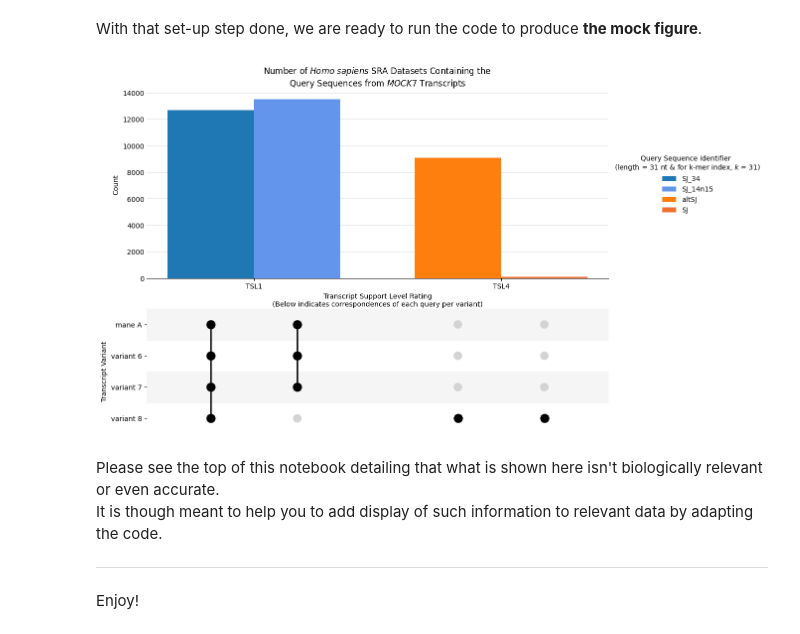
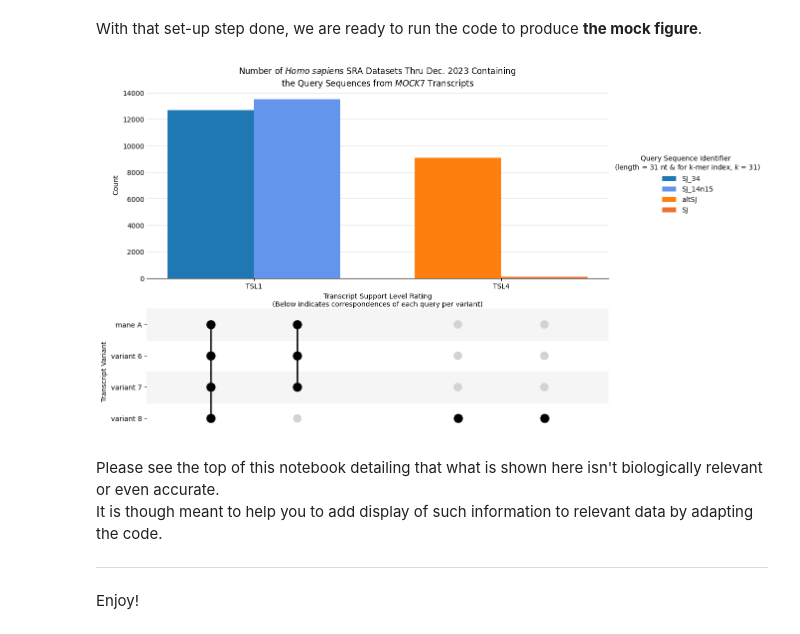
Before and after one commit to fomightez/logan_results_analysis-binder, a Jupyter notebook: notebooks/adding_mock_association_data_to_grouped_barplot.ipynb, the cells around one changed output. Cells and saved outputs as stored; diff of their text form; code cells hidden in the pictures.

```diff
--- a/notebooks/adding_mock_association_data_to_grouped_barplot.ipynb
+++ b/notebooks/adding_mock_association_data_to_grouped_barplot.ipynb
@@ -194,8 +194,8 @@ def plot_homo_sapiens_counts_with_association(dfs, labels=None, palette=None, or
     # Customize the plot
     ax.set_xlabel('Transcript Support Level Rating\n(Below indicates correspondences of each query per variant)')
     ax.set_ylabel('Count')
-    ax.set_title(('Number of $\mathit{Homo\ sapiens}$ SRA Datasets Containing the '
-           '\nQuery Sequences from $\mathit{' + gene_name + '}$ Transcripts'))
+    ax.set_title(('Number of $\mathit{Homo\ sapiens}$ SRA Datasets Thru Dec. 2023 Containing '
+           '\nthe Query Sequences from $\mathit{' + gene_name + '}$ Transcripts'))
 
     # Set x-ticks exactly at the center of the groups
     ax.set_xticks([0, 1])
@@ -312,34 +312,34 @@ def plot_homo_sapiens_counts_with_association(dfs, labels=None, palette=None, or
     # IMPORTANTLY THE LEGEND FOR TOP PART SEEMS FINE WITHOUT IT.
     return fig
 
 # Example usage:
 labels = [simplifytags(x) for x in file_tags_per_file]
 desired_order = [labels[3],labels[2],labels[0], labels[1]]  # Replace with your actual k-mer names in desired order
 colors = ['#1f77b4', 'cornflowerblue', '#ff7f0e', '#ef6f2e']
 
 # Define transcript variants
 variant_names = ['mane A', 'variant 6', 'variant 7','variant 8']
 
 # Define which variants are associated with each label
 variant_associations = {
     'SJ_34': ['mane A', 'variant 6', 'variant 7','variant 8'],
     'SJ_14n15': ['mane A', 'variant 6', 'variant 7'],
     'SJ': ['variant 8'],
     'altSJ': ['variant 8'],
 }
 # Call the main function
 plot = plot_homo_sapiens_counts_with_association(
     dfs,
     labels,
     palette=colors,
     order=desired_order,
     gene_name="MOCK7",
     variant_associations=variant_associations,
     variant_names=variant_names
 )
 plt.show()
 # %% [output]
-[figure, old version]
+[figure, new version]
 # %% [markdown]
 Please see the top of this notebook detailing that what is shown here isn't biologically relevant or even accurate.
 It is though meant to help you to add display of such information to relevant data by adapting the code.
```
